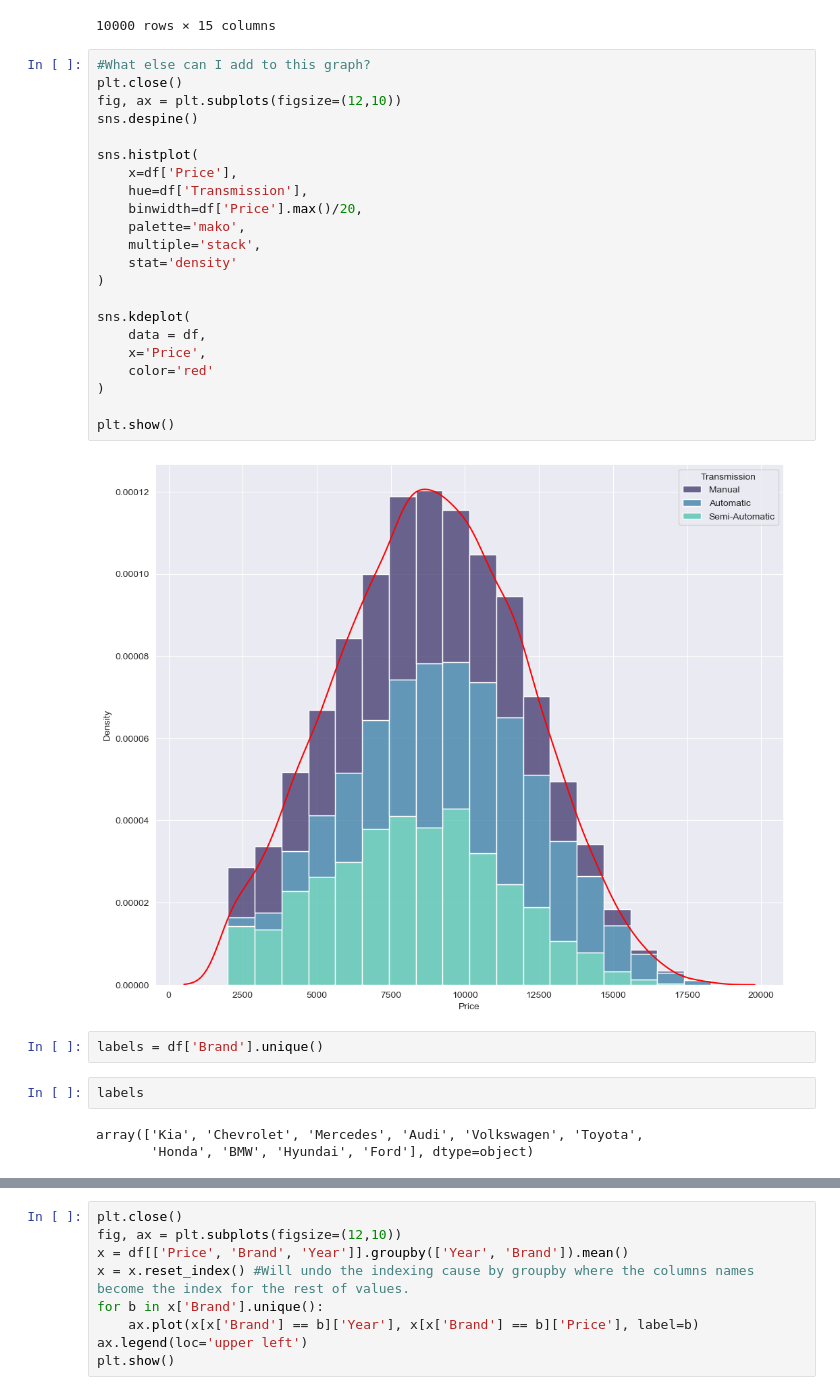
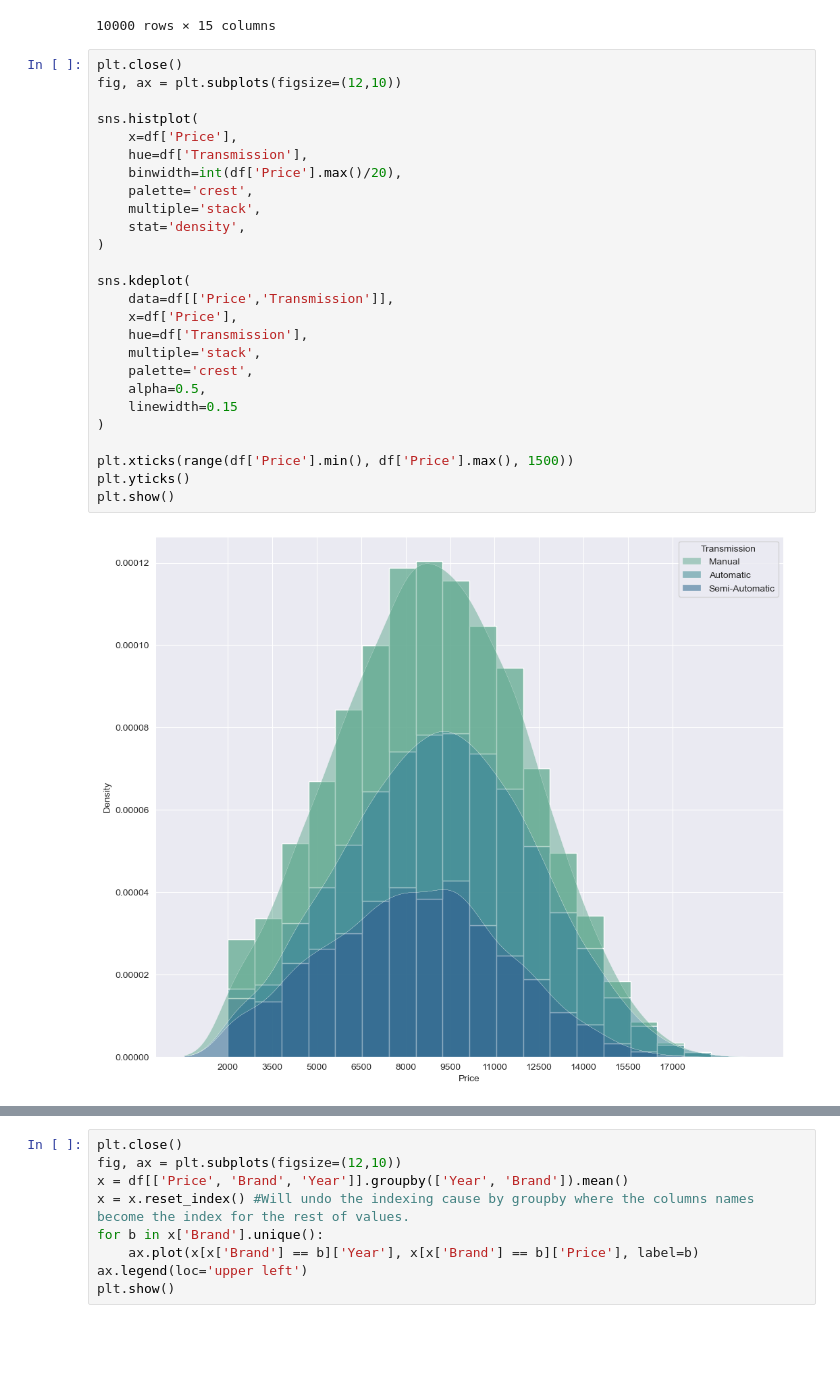
Before and after one commit to EmilianoDeLaGarzaVillarreal/CarPriceAnalysis, a Jupyter notebook: sample.ipynb, the cells around one changed output, grey strips where cells are left out. Saved outputs shown, nothing was run; the diff lists cells and outputs as text; blank space fills up the shorter version.

```diff
--- a/sample.ipynb
+++ b/sample.ipynb
@@ -87,33 +78,30 @@ df
 | 9999 | Volkswagen | Tiguan | 2001 | 2.1 | Diesel | Manual | 157882 | 3 | 3 | ... |
 10000 rows × 15 columns
 # %%
-#What else can I add to this graph?
 plt.close()
 fig, ax = plt.subplots(figsize=(12,10))
-sns.despine()
 
 sns.histplot(
     x=df['Price'],
     hue=df['Transmission'],
-    binwidth=df['Price'].max()/20,
-    palette='mako',
+    binwidth=int(df['Price'].max()/20),
+    palette='crest',
     multiple='stack',
-    stat='density'
+    stat='density',
 )
 
 sns.kdeplot(
-    data = df,
-    x='Price',
-    color='red'
+    data=df[['Price','Transmission']],
+    x=df['Price'],
+    hue=df['Transmission'],
+    multiple='stack',
+    palette='crest',
+    alpha=0.5,
+    linewidth=0.15
 )
 
+plt.xticks(range(df['Price'].min(), df['Price'].max(), 1500))
+plt.yticks()
 plt.show()
 # %% [output]
-[figure, old version]
+[figure, new version]
-# %%
-labels = df['Brand'].unique()
-# %%
-labels
-# %% [output]
-array(['Kia', 'Chevrolet', 'Mercedes', 'Audi', 'Volkswagen', 'Toyota',
-       'Honda', 'BMW', 'Hyundai', 'Ford'], dtype=object)
```
Also changed, not shown: parts of 6 cells of this notebook.
